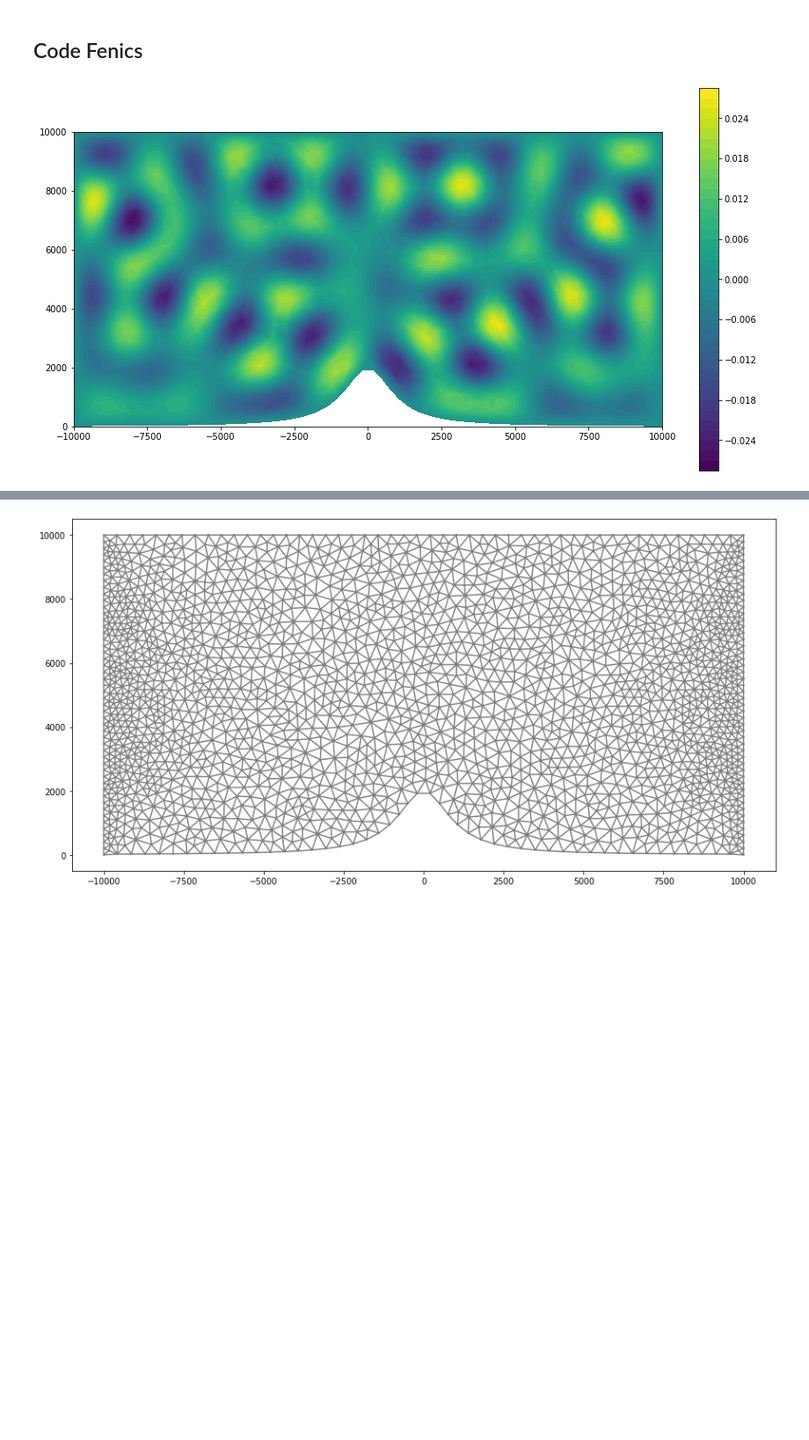
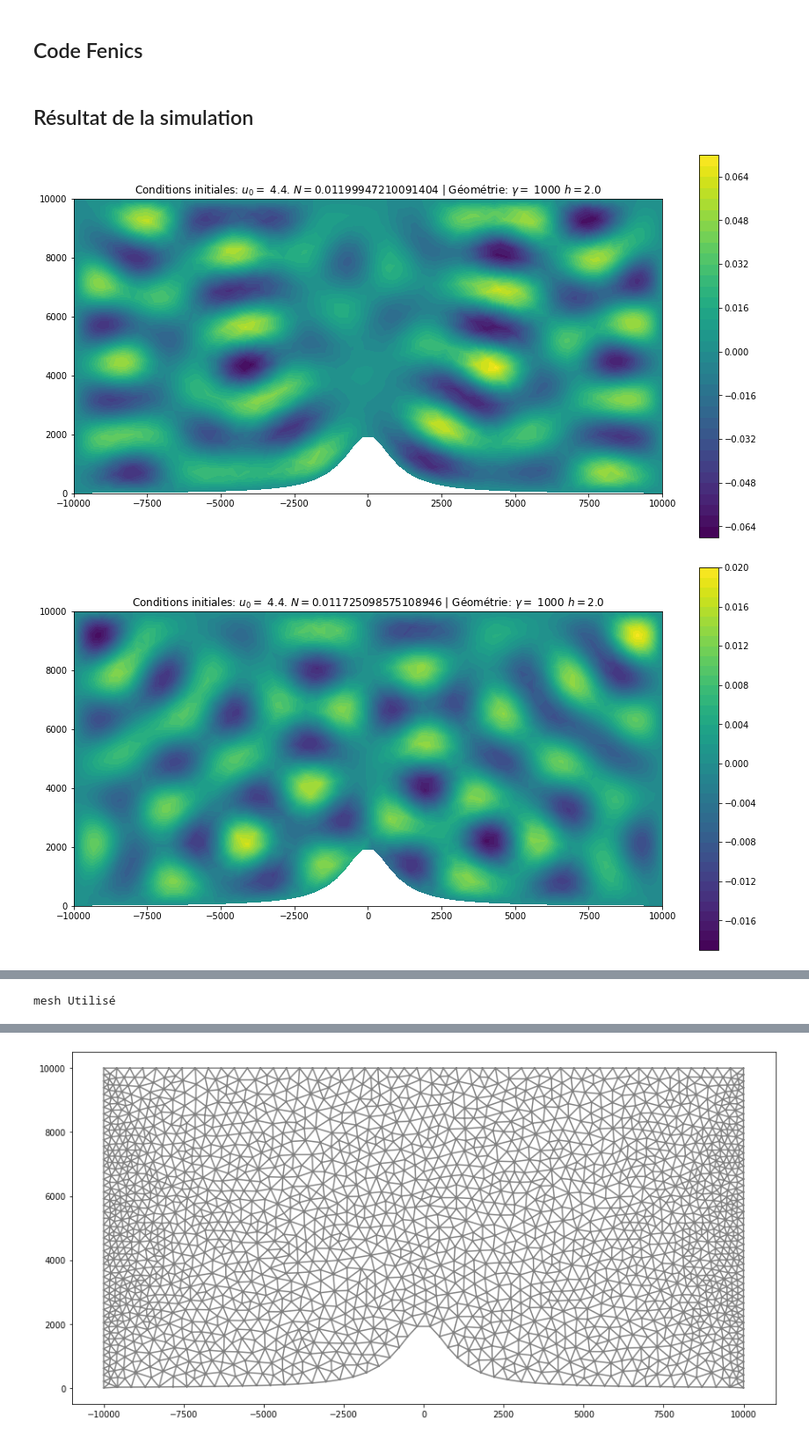
Before and after one commit to spineki/fenics_scorer, a Jupyter notebook: mini_projet_fenics_antoine_marras.ipynb, the cells around one changed output, grey strips where cells are left out. Shown at 88% size. Drawn from its saved outputs; the diff is of its cells as text; code cells hidden in the pictures; blank space fills up the shorter version.

Commit message:
plot multiple avec aléatoire obtenu

```diff
--- a/mini_projet_fenics_antoine_marras.ipynb
+++ b/mini_projet_fenics_antoine_marras.ipynb
@@ -95,12 +95,14 @@ Larg = 10000    # largeur medium montagne: __/\__ (Larg correspond à __/)
 ## Code Fenics
 # %%
 
-def simulation(u_0 = 1.0, l=0.0027, epsi=10**(-6)):
+def simulation(u_0 = 1.0, N = 0.012, epsi=10**(-6)):
     """
     u_0: vitesse horizontale initiale du vent en amont de la montagne
-    l: paramètere Scorer
+    N: fréquence de fréquence de Brunt-Väisälä
     epsi: # precision demandée pour éviter les erreurs d'égalité de flottants
     """
+
+    l=N/u_0
 
     # Import du mesh de la sorcière d'Agnesi
     mesh = fn.Mesh('generated_mesh.xml') # fn.Mesh('inv.xml')
@@ -109,20 +111,19 @@ def simulation(u_0 = 1.0, l=0.0027, epsi=10**(-6)):
     V = FunctionSpace(mesh, 'P', 1)
 
     # -----------------------------------------------------------------------------------------------------------------
-
     # Conditions aux bords
     # Nullité sur tout le bord, sauf sur la montagne
     # on prend la formule de la pente de la montagne, calculable grâce à la formule explicite de la sorcière d'Agnesi
     u_D = Expression('abs(x[0]-Larg)<epsi or abs(x[0]+Larg)<epsi? 0:   x[1]>gamma*height? 0 : -2*u_0*height*gamma*gamma*x[0]/(pow( (x[0]*x[0]+ gamma*gamma) ,2))',
                      degree = 6,
-                     gamma = gamma, height=height, epsi = epsi, Larg=Larg, u_0=u_0)
+                     gamma = gamma, height=height, epsi = epsi, Larg=Larg, u_0 = u_0)
 
     def boundary(x, on_boundary):
         return on_boundary
 
     bc = DirichletBC(V, u_D, boundary)
+
     # -----------------------------------------------------------------------------------------------------------------
-
     # Problème variationnel
     u = TrialFunction(V)
     v = TestFunction(V)
@@ -141,10 +142,26 @@ def simulation(u_0 = 1.0, l=0.0027, epsi=10**(-6)):
     plt.rcParams['figure.figsize'] = [15, 8] # Pour avour une image plus grande
     # plot(mesh) # affichage du mesh sur la figure (peut être commenté)
     p = plot(u)
+    plt.title("Conditions initiales: $u_0 =$ " + str(u_0) + ". $N=$" + str(N) +" | Géométrie: $\gamma =$ " + str(gamma) + " $h=$" + str(height))
     pyplot.colorbar(p)# ajout d'une barre colorée
 
     plt.show()
-
-simulation()
-# %% [output]
-[figure, removed]
+# %% [markdown]
+## Résultat de la simulation
+# %%
+seed = 2022
+np.random.seed(seed) # A seed is set for reproductability
+
+N_atm = 0.012
+sigma = 0.001
+N_list = np.linspace(N_atm-var, N_atm+var, 5)
+N_list = np.random.normal(N_atm, 0.001, 5)
+for N in N_list:
+    simulation(u_0 = 4.4, N=N)
+
+print("mesh Utilisé")
+plot(mesh)
+plt.show()
+# %% [output]
+[figure, added]
+[figure, added]
@@ -150,0 +171 @@ simulation()
+mesh Utilisé
```
Also changed, not shown: parts of 2 cells of this notebook.
